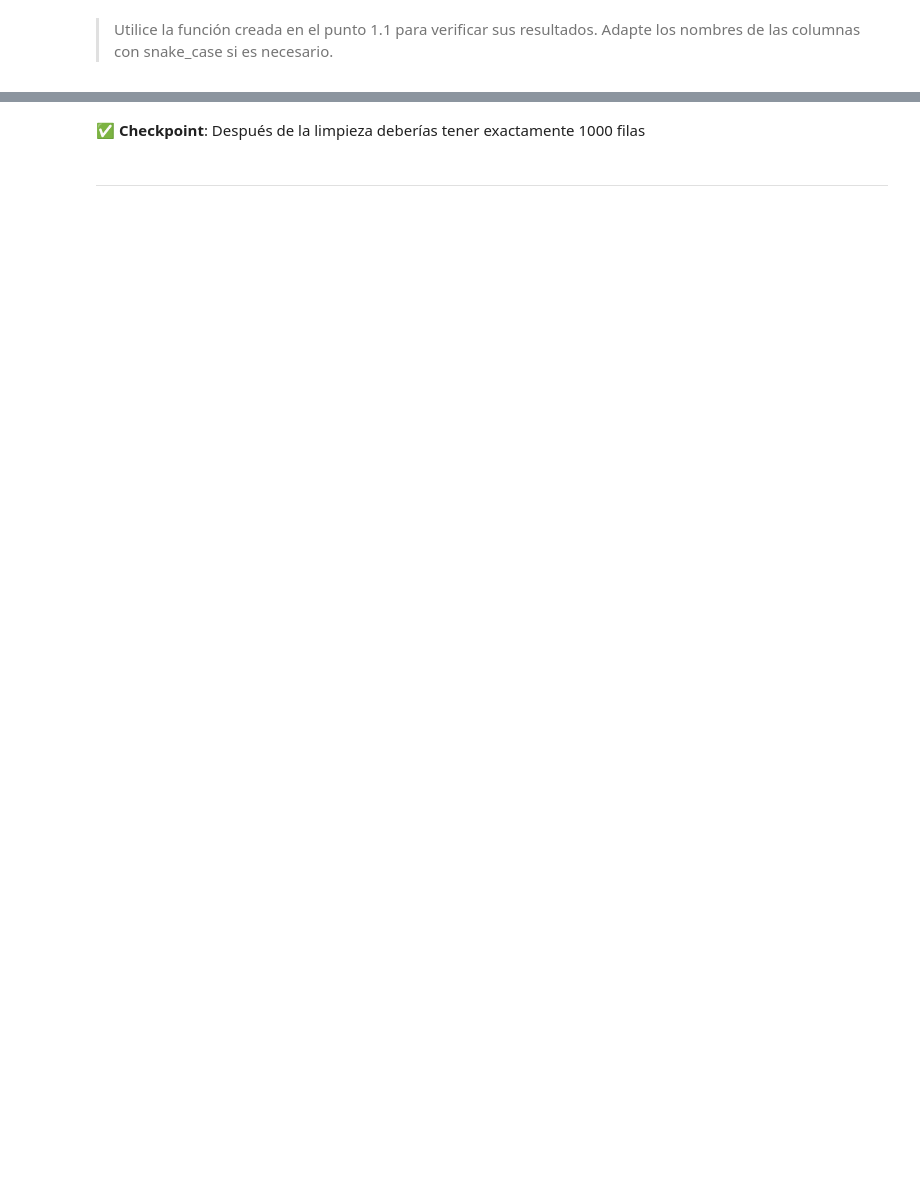
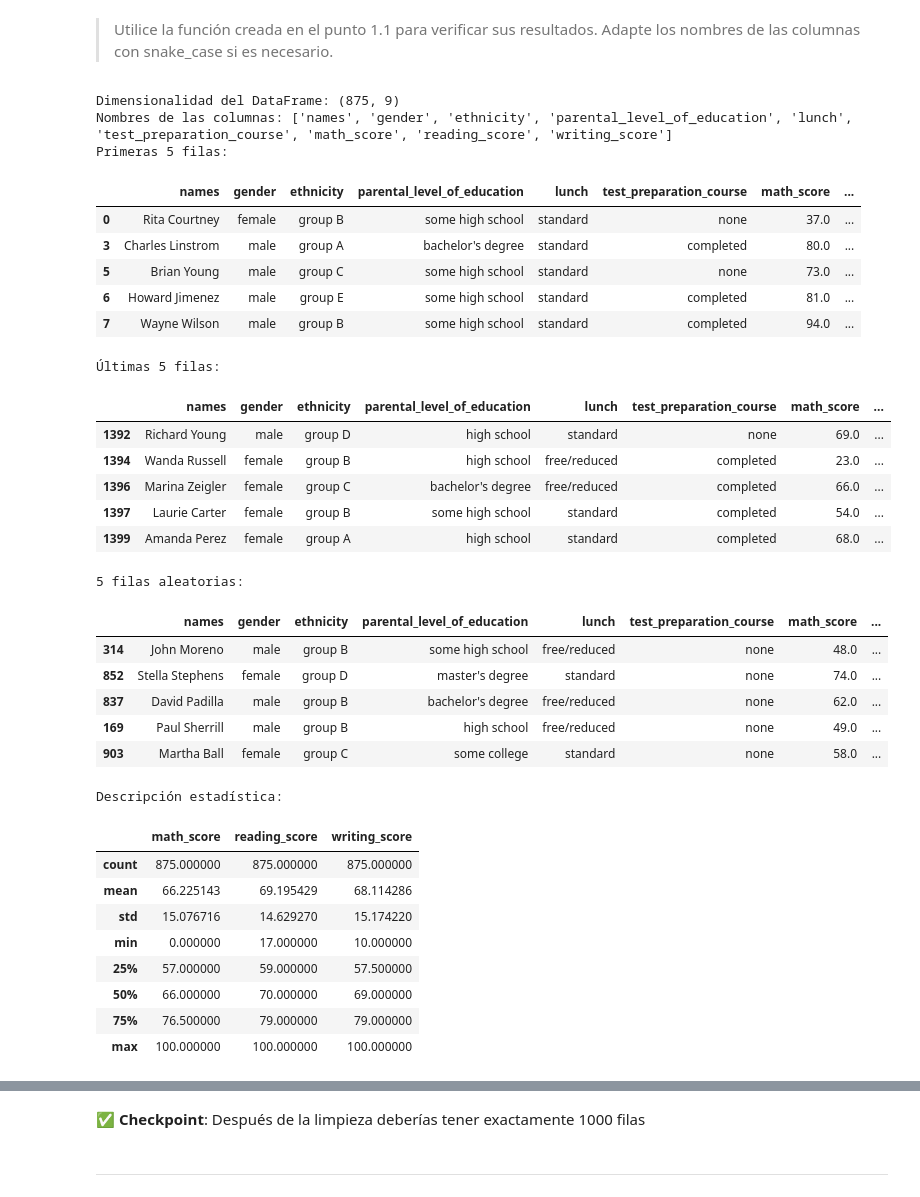
Before and after one commit to tvallejo11/MDS7202, a Jupyter notebook: Laboratorios/Lab_03/Lab3_Enunciado.ipynb, the cells around one changed output, grey strips where cells are left out. Saved outputs shown, nothing was run; the diff lists cells and outputs as text; code cells hidden in the pictures; blank space fills up the shorter version.

```diff
--- a/Laboratorios/Lab_03/Lab3_Enunciado.ipynb
+++ b/Laboratorios/Lab_03/Lab3_Enunciado.ipynb
@@ -266,7 +271,40 @@ En base a lo realizado anteriormente, realice una limpieza del dataset. Asuma lo
 - [ ] Comprobar que ya no existen anomalías en los datos usando la función de la sección 1.1 (solo imprimir, no justificar). Puede que necesite adaptar la función para usar los nuevos nombres de columnas
 # %% [markdown]
 **Respuesta:**
-# %%
-def to_snake_case(s: str) -> str: ...
-# %%
-def clean_data(df: pd.DataFrame) -> pd.DataFrame: ...
+# %%
+def to_snake_case(s: str) -> str:
+    # 1. Pasamos a minusculas
+    # 2. Reemplazamos espacios por guiones bajos
+    # 3. Quitamos la barra '/' si existe
+    return s.lower().strip().replace(" ", "_").replace("/", "_")
+# %%
+def clean_data(df: pd.DataFrame) -> pd.DataFrame:
+    # Por seguridas hacemos una copia del DataFrame original
+    df_clean = df.copy()
+
+    # 1. Renombrar columnas a snake_case
+    df_clean.columns = [to_snake_case(col) for col in df_clean.columns]
+
+    # 2.Eliminar la palabra 'race' de la columna 'race/ethnicity' renombrandola a ethnicity
+    df_clean = df_clean.rename(columns={"race_ethnicity": "ethnicity"})
+
+    # 3. Forzar tipos numéricos y eliminar filas con datos no convertibles
+    score_cols = ["math_score", "reading_score", "writing_score"]  # columnas de notas
+    for col in score_cols:
+        df_clean[col] = pd.to_numeric(
+            df_clean[col], errors="coerce"
+        )  # convierto a numérico, si no se puede convertir pongo NaN
+
+    # 4. Eliminar filas con valores nulos (que no se pudieron convertir a numéricos)
+    df_clean = df_clean.dropna()
+
+    # 5. eliminar notas anómalas (menores a 0 o mayores a 100)
+    for col in score_cols:
+        df_clean = df_clean[(df_clean[col] >= 0) & (df_clean[col] <= 100)]  # solo dejos los datos con 0<= nota <=100
+
+    # 6.Eliminar datos duplicados
+    df_clean = df_clean.drop_duplicates(
+        subset=["names"], keep="first"
+    )  # elimino filas duplicadas basándome en la columna 'names' id único y mantengo la primera ocurrencia con keep='first'
+
+    return df_clean
@@ -277,0 +381,36 @@ df_cleaned
+# %%
+analyze_df_2(df_cleaned)
+# %% [output]
+Dimensionalidad del DataFrame: (875, 9)
+Nombres de las columnas: ['names', 'gender', 'ethnicity', 'parental_level_of_education', 'lunch', 'test_preparation_course', 'math_score', 'reading_score', 'writing_score']
+Primeras 5 filas:
+|  | names | gender | ethnicity | parental_level_of_education | lunch | test_preparation_course | math_score | ... |
+| 0 | Rita Courtney | female | group B | some high school | standard | none | 37.0 | ... |
+| 3 | Charles Linstrom | male | group A | bachelor's degree | standard | completed | 80.0 | ... |
+| 5 | Brian Young | male | group C | some high school | standard | none | 73.0 | ... |
+| 6 | Howard Jimenez | male | group E | some high school | standard | completed | 81.0 | ... |
+| 7 | Wayne Wilson | male | group B | some high school | standard | completed | 94.0 | ... |
+Últimas 5 filas:
+|  | names | gender | ethnicity | parental_level_of_education | lunch | test_preparation_course | math_score | ... |
+| 1392 | Richard Young | male | group D | high school | standard | none | 69.0 | ... |
+| 1394 | Wanda Russell | female | group B | high school | free/reduced | completed | 23.0 | ... |
+| 1396 | Marina Zeigler | female | group C | bachelor's degree | free/reduced | completed | 66.0 | ... |
+| 1397 | Laurie Carter | female | group B | some high school | standard | completed | 54.0 | ... |
+| 1399 | Amanda Perez | female | group A | high school | standard | completed | 68.0 | ... |
+5 filas aleatorias:
+|  | names | gender | ethnicity | parental_level_of_education | lunch | test_preparation_course | math_score | ... |
+| 314 | John Moreno | male | group B | some high school | free/reduced | none | 48.0 | ... |
+| 852 | Stella Stephens | female | group D | master's degree | standard | none | 74.0 | ... |
+| 837 | David Padilla | male | group B | bachelor's degree | free/reduced | none | 62.0 | ... |
+| 169 | Paul Sherrill | male | group B | high school | free/reduced | none | 49.0 | ... |
+| 903 | Martha Ball | female | group C | some college | standard | none | 58.0 | ... |
+Descripción estadística:
+|  | math_score | reading_score | writing_score |
+| count | 875.000000 | 875.000000 | 875.000000 |
+| mean | 66.225143 | 69.195429 | 68.114286 |
+| std | 15.076716 | 14.629270 | 15.174220 |
+| min | 0.000000 | 17.000000 | 10.000000 |
+| 25% | 57.000000 | 59.000000 | 57.500000 |
+| 50% | 66.000000 | 70.000000 | 69.000000 |
+| 75% | 76.500000 | 79.000000 | 79.000000 |
+| max | 100.000000 | 100.000000 | 100.000000 |
```
Also changed, not shown: parts of 7 cells of this notebook.
